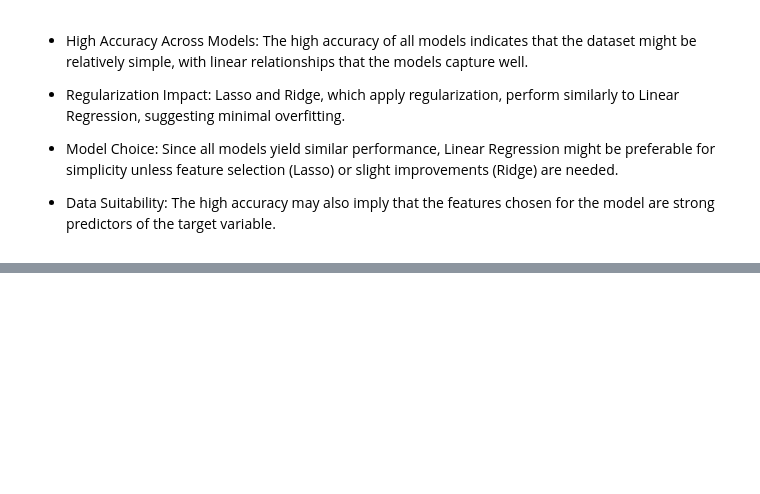
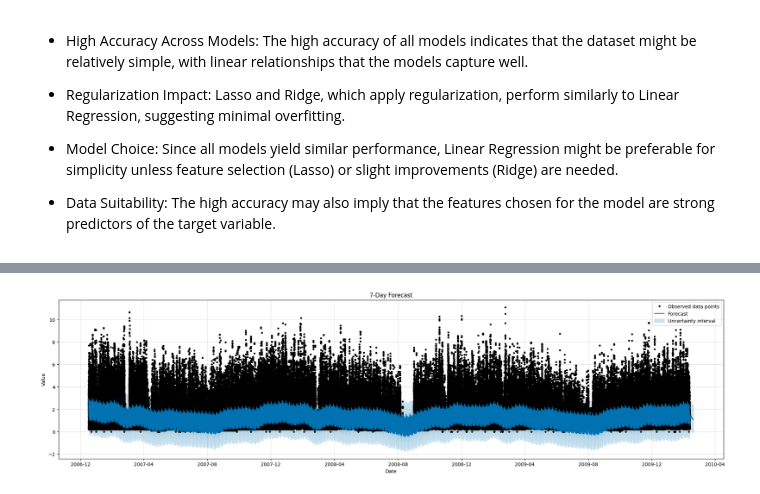
Before and after one commit to priyasree17/PersonalPortfolio, a Jupyter notebook: EnergyConsumption.ipynb, the cells around one changed output, grey strips where cells are left out. Cells and saved outputs as stored; diff of their text form; code cells hidden in the pictures; blank space fills up the shorter version.

```diff
--- a/EnergyConsumption.ipynb
+++ b/EnergyConsumption.ipynb
@@ -640,10 +646,11 @@ for data in [df1]:
     data['Light'] = data['Time'].apply(lambda x: 1 if isinstance(x, str) and int(x[:2]) >= 6 and int(x[:2]) < 18 else 0)
     data['Time'] = data['Time'].apply(lambda x: (int(x[:2]) * 60.0 + int(x[3:5])) / 1440.0 if isinstance(x, str) else 0)
 # %%
-df1.drop(['Date', 'DateTime', 'Time'], axis=1, inplace=True) # only numeric values
+newdf = df1.drop(['Date', 'DateTime', 'Time'], axis=1) # only numeric values
+# should be in your model dataset.
 
-X = df1.drop('Global_active_power', axis=1)
-y = df1['Global_active_power']
+X = newdf.drop('Global_active_power', axis=1)
+y = newdf['Global_active_power']
 
 X_train, X_test, y_train, y_test = train_test_split(X, y, test_size=0.2, random_state=42)
 X_train
@@ -926,0 +1009,5 @@ From this graph, it appears that all three models (Lasso, Ridge, and Linear Regr
+# %%
+data = df1.copy()
+data['ds'] = pd.to_datetime(data[['Year', 'Month', 'Day', 'Hour', 'Minute']])
+data = data.rename(columns={'Global_active_power': 'y'})
+data.drop(['Date', 'DateTime', 'Time'], axis=1, inplace = True)
@@ -926,0 +1050,13 @@ From this graph, it appears that all three models (Lasso, Ridge, and Linear Regr
+# %%
+train_size = int(len(data) * 0.8)  # 80% of data for training
+train_df = data[:train_size]
+test_df = data[train_size:]
+
+model = Prophet()
+model.fit(train_df)
+
+future_dates_7days = model.make_future_dataframe(periods=7) # weekly prediction
+future_dates_30days = model.make_future_dataframe(periods=30) # monthly prediction
+
+predictions_7days = model.predict(future_dates_7days)
+predictions_30days = model.predict(future_dates_30days)
@@ -926,0 +1073,10 @@ From this graph, it appears that all three models (Lasso, Ridge, and Linear Regr
+# %%
+fig, ax = plt.subplots(figsize=(25, 6))
+model.plot(predictions_7days, ax=ax)
+plt.title('7-Day Forecast')
+plt.xlabel('Date')
+plt.ylabel('Value')
+plt.legend()
+plt.show()
+# %% [output]
+[figure, added]
```
Also changed, not shown: parts of 20 cells of this notebook.
